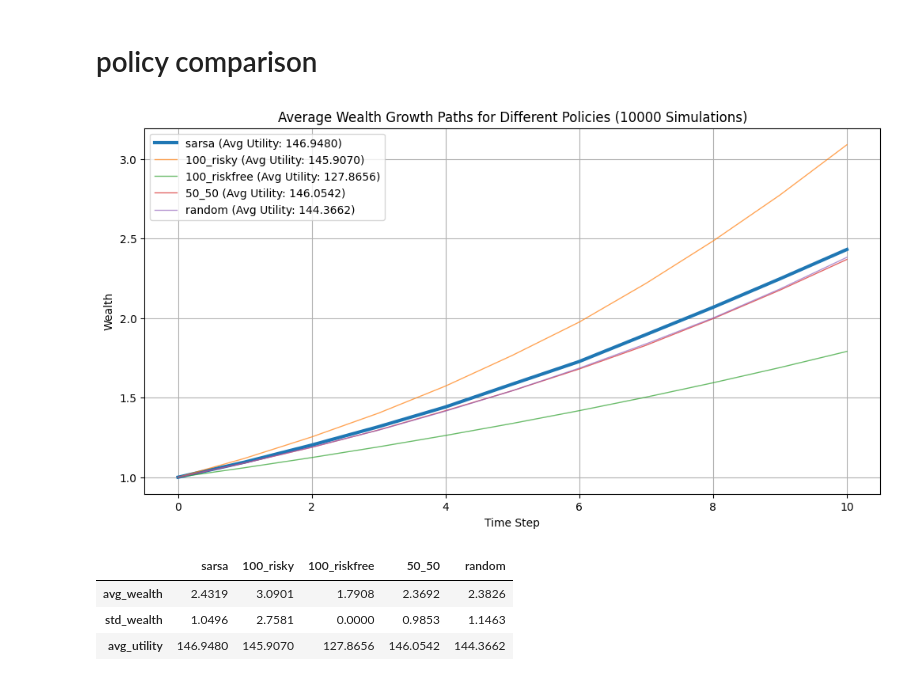
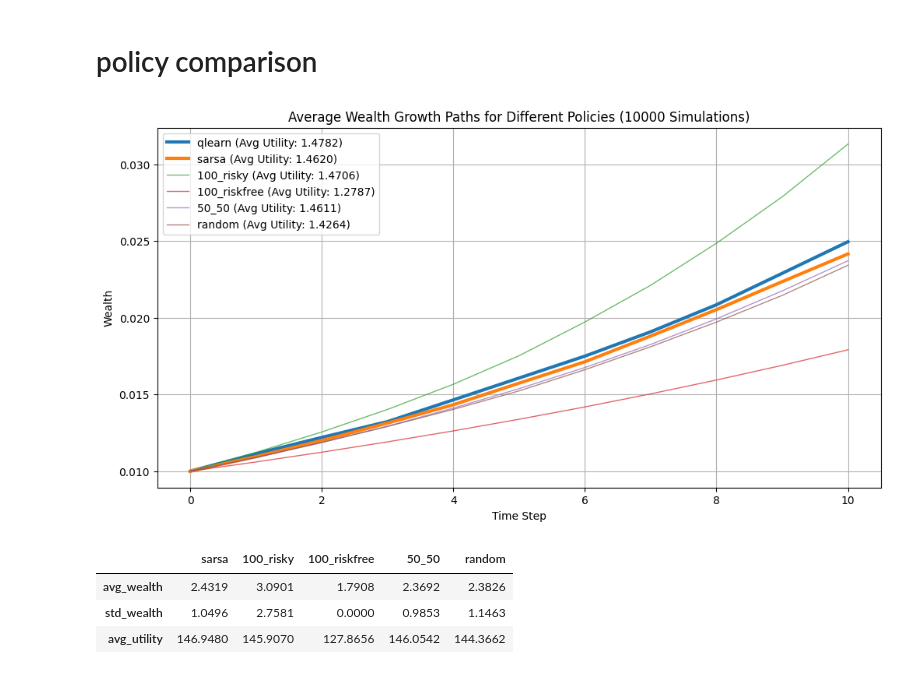
Before and after one commit to Sigmundau/MAFS5370_first-assignment, a Jupyter notebook: final_SARSA.ipynb, the cells around one changed output. Drawn from its saved outputs; the diff is of its cells as text; code cells hidden in the pictures.

```diff
--- a/final_SARSA.ipynb
+++ b/final_SARSA.ipynb
@@ -974,6 +974,9 @@ ipytest.run()
 <ExitCode.OK: 0>
 # %% [markdown]
 # policy comparison
+# %%
+qlearn =pd.read_csv('q_learning.csv')
+qlearn =qlearn.to_numpy()
 # %%
 # Helper function for utility computation (aligned with your environment's reward)
 def compute_utility(wealth, risk_aversion):
@@ -1026,44 +1029,52 @@ def simulate_policy(env, agent, policy_type, num_simulations=10000, initial_weal
             elif policy_type == 'random':
                 alloc = np.random.uniform(0, 1)
             else:
                 raise ValueError(f"Unknown policy type: {policy_type}")
 
             # Simulate the risky asset return using the pre-generated random value
             risky_return = env.risky_asset.up_return if random_values[t] < env.risky_asset.p else env.risky_asset.down_return
             portfolio_return = alloc * risky_return + (1 - alloc) * env.risk_free_return
             wealth *= portfolio_return
             wealth_paths[sim, t + 1] = wealth
 
         utility_values[sim] = compute_utility(wealth, env.risk_aversion)
 
     return wealth_paths, utility_values
 # Example usage after training
-policies = ['sarsa', '100_risky', '100_riskfree', '50_50', 'random']
+policies = ['qlearn','sarsa', '100_risky', '100_riskfree', '50_50', 'random']
 wealth_paths_dict = {}
 utility_dict = {}
 
 for policy in policies:
-    wealth_paths, utility_values = simulate_policy(env_xtmid, agent_xtmid, policy)
-    wealth_paths_dict[policy] = wealth_paths
-    utility_dict[policy] = utility_values
-
+    if policy !='qlearn':
+        wealth_paths, utility_values = simulate_policy(env_xtmid, agent_xtmid, policy)
+        wealth_paths_dict[policy] = wealth_paths
+        utility_dict[policy] = utility_values
+wealth_paths_dict['qlearn'] = qlearn
 # Plotting (as in your original snippet)
 plt.figure(figsize=(12, 6))
 for policy in policies:
-    avg_wealth_path = np.mean(wealth_paths_dict[policy], axis=0)
-    transparency = 0.7 if policy in ['100_risky', '100_riskfree', '50_50', 'random'] else 1
-    linewidth = 1 if policy in ['100_risky', '100_riskfree', '50_50', 'random'] else 3
-    plt.plot(range(env_xtmid.max_steps + 1), avg_wealth_path, label=f'{policy} (Avg Utility: {np.mean(utility_dict[policy]):.4f})',
-             linewidth=linewidth, alpha=transparency)
+    if policy !='qlearn':
+        avg_wealth_path = np.mean(wealth_paths_dict[policy], axis=0)/100
+        transparency = 0.7 if policy in ['100_risky', '100_riskfree', '50_50', 'random'] else 1
+        linewidth = 1 if policy in ['100_risky', '100_riskfree', '50_50', 'random'] else 3
+        plt.plot(range(env_xtmid.max_steps + 1), avg_wealth_path, label=f'{policy} (Avg Utility: {np.mean(utility_dict[policy])/100:.4f})',
+                linewidth=linewidth, alpha=transparency)
+    else:
+        avg_wealth_path = np.mean(wealth_paths_dict[policy], axis=0)/100
+        transparency = 0.7 if policy in ['100_risky', '100_riskfree', '50_50', 'random'] else 1
+        linewidth = 1 if policy in ['100_risky', '100_riskfree', '50_50', 'random'] else 3
+        plt.plot(range(env_xtmid.max_steps + 1), avg_wealth_path, label=f'{policy} (Avg Utility: {1.4782})',
+                linewidth=linewidth, alpha=transparency)
 
 plt.xlabel('Time Step')
 plt.ylabel('Wealth')
 plt.title('Average Wealth Growth Paths for Different Policies (10000 Simulations)')
 plt.legend()
 plt.grid(True)
 plt.show()
 # %% [output]
-[figure, old version]
+[figure, new version]
 # %%
 # Print statistics
 import pandas as pd
```
Also changed, not shown: parts of 1 cell of this notebook.
